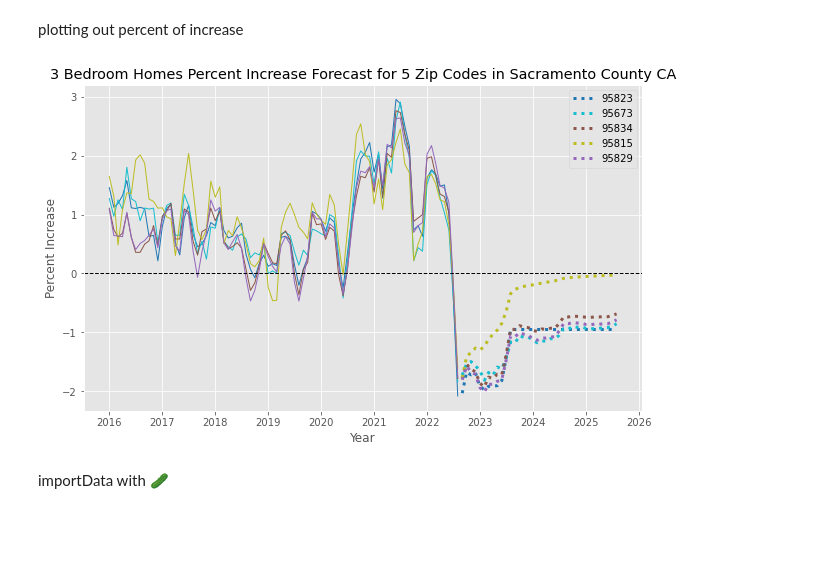
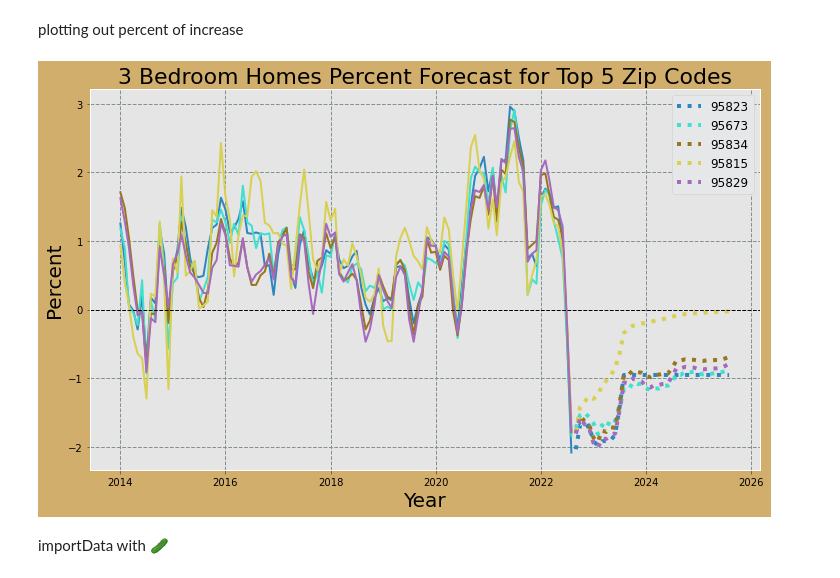
Before and after one commit to SringayKeno/forecasting-home-prices-sacramento-county, a Jupyter notebook: forecast/forecast_three_bedroom.ipynb, the cells around one changed output. Saved outputs shown, nothing was run; the diff lists cells and outputs as text; code cells hidden in the pictures; blank space fills up the shorter version.

Commit message:
adding visuals for 3 bedroom

```diff
--- a/forecast/forecast_three_bedroom.ipynb
+++ b/forecast/forecast_three_bedroom.ipynb
@@ -144,29 +144,33 @@ pred5 = sarima_model5.forecast(steps = 3*12)
 # %% [markdown]
 plotting out percent of increase
 # %%
-fig = plt.figure(figsize = (10, 6))
-plt.plot(sel_df1.loc['2016-01-01':], lw = 1, color = 'tab:blue')
-plt.plot(sel_df2.loc['2016-01-01':], lw = 1, color = 'tab:cyan')
-plt.plot(sel_df3.loc['2016-01-01':], lw = 1, color = 'tab:brown')
-plt.plot(sel_df4.loc['2016-01-01':], lw = 1, color = 'tab:olive')
-plt.plot(sel_df5.loc['2016-01-01':], lw = 1, color = 'tab:purple')
+fig = plt.figure(figsize = (12, 7),facecolor='#d2ae6c')
 
-plt.plot(pred1, ls = 'dotted', lw = 3, color = 'tab:blue', label = select_zipcode[0])
-plt.plot(pred2, ls = 'dotted', lw = 3, color = 'tab:cyan', label = select_zipcode[1])
-plt.plot(pred3, ls = 'dotted', lw = 3, color = 'tab:brown', label = select_zipcode[2])
-plt.plot(pred4, ls = 'dotted', lw = 3, color = 'tab:olive', label = select_zipcode[3])
-plt.plot(pred5, ls = 'dotted', lw = 3, color = 'tab:purple', label = select_zipcode[4])
+plt.plot(sel_df1.loc['2014-01-01':], lw = 2, color = '#2E86C1')
+plt.plot(sel_df2.loc['2014-01-01':], lw = 2, color = '#40E0D0')
+plt.plot(sel_df3.loc['2014-01-01':], lw = 2, color = '#99751b')
+plt.plot(sel_df4.loc['2014-01-01':], lw = 2, color = '#D8D051')
+plt.plot(sel_df5.loc['2014-01-01':], lw = 2, color = '#A569BD')
 
-#plt.axvline(x='2020-09-01', lw = 1, color = 'black', ls = '--')
+plt.plot(pred1, ls = 'dotted', lw = 4, color = '#2E86C1', label = select_zipcode[0])
+plt.plot(pred2, ls = 'dotted', lw = 4, color = '#40E0D0', label = select_zipcode[1])
+plt.plot(pred3, ls = 'dotted', lw = 4, color = '#99751b', label = select_zipcode[2])
+plt.plot(pred4, ls = 'dotted', lw = 4, color = '#D8D051', label = select_zipcode[3])
+plt.plot(pred5, ls = 'dotted', lw = 4, color = '#A569BD', label = select_zipcode[4])
 
 plt.axhline(y=0, lw = 1, color = 'black', ls = '--')
-plt.xlabel('Year')
-plt.ylabel('Percent Increase')
-plt.title('3 Bedroom Homes Percent Increase Forecast for 5 Zip Codes in Sacramento County CA')
-plt.legend(bbox_to_anchor = (1, 1))
+plt.xlabel('Year', fontsize=20, color = 'black' )
+plt.ylabel('Percent', fontsize=20, color = 'black')
+plt.title('3 Bedroom Homes Percent Forecast for Top 5 Zip Codes', fontsize = 22)
+plt.legend(bbox_to_anchor = (1,1), fontsize = 12,facecolor='#E5E7E9' , framealpha=1)
+#plt.xticks(rotation = 30)
+plt.xticks(color ='black')
+plt.yticks(color ='black')
+
+plt.grid(linestyle='--', linewidth = '1',color='#839192')
 plt.show()
 # %% [output]
-[figure, old version]
+[figure, new version]
 # %% [markdown]
  importData with  🥒
 # %%
```
Also changed, not shown: parts of 1 cell of this notebook.
